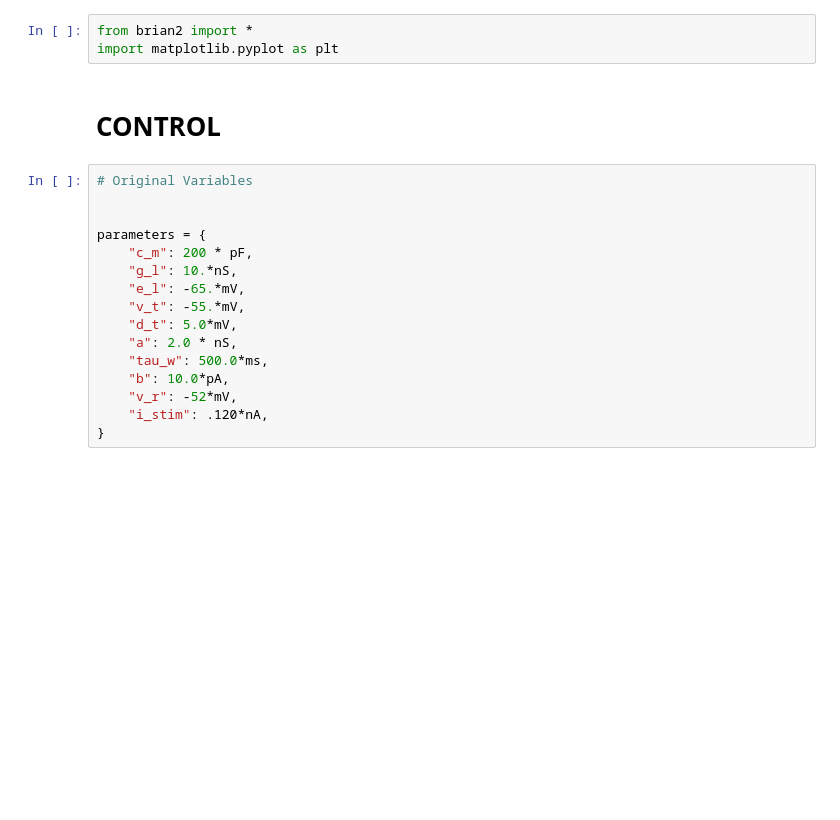
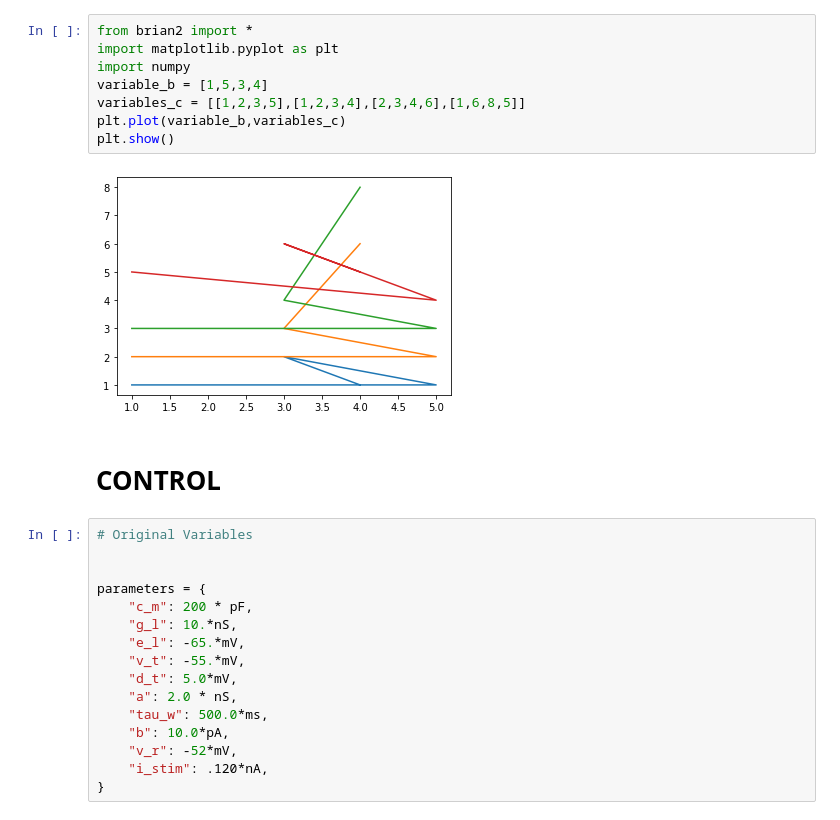
Before and after one commit to Jaffar-Hussein/ADEX, a Jupyter notebook: Models/neural_Adex_simulations.ipynb, the cells around one changed output. Cells and saved outputs as stored; diff of their text form; blank space fills up the shorter version.

```diff
--- a/Models/neural_Adex_simulations.ipynb
+++ b/Models/neural_Adex_simulations.ipynb
@@ -1,6 +1,13 @@
-# %%
-from brian2 import *
-import matplotlib.pyplot as plt
+# %%
+from brian2 import *
+import matplotlib.pyplot as plt
+import numpy
+variable_b = [1,5,3,4]
+variables_c = [[1,2,3,5],[1,2,3,4],[2,3,4,6],[1,6,8,5]]
+plt.plot(variable_b,variables_c)
+plt.show()
+# %% [output]
+[figure, added]
 # %% [markdown]
 # **CONTROL**
 # %%
```
Also changed, not shown: parts of 24 cells of this notebook, 2 other files.
